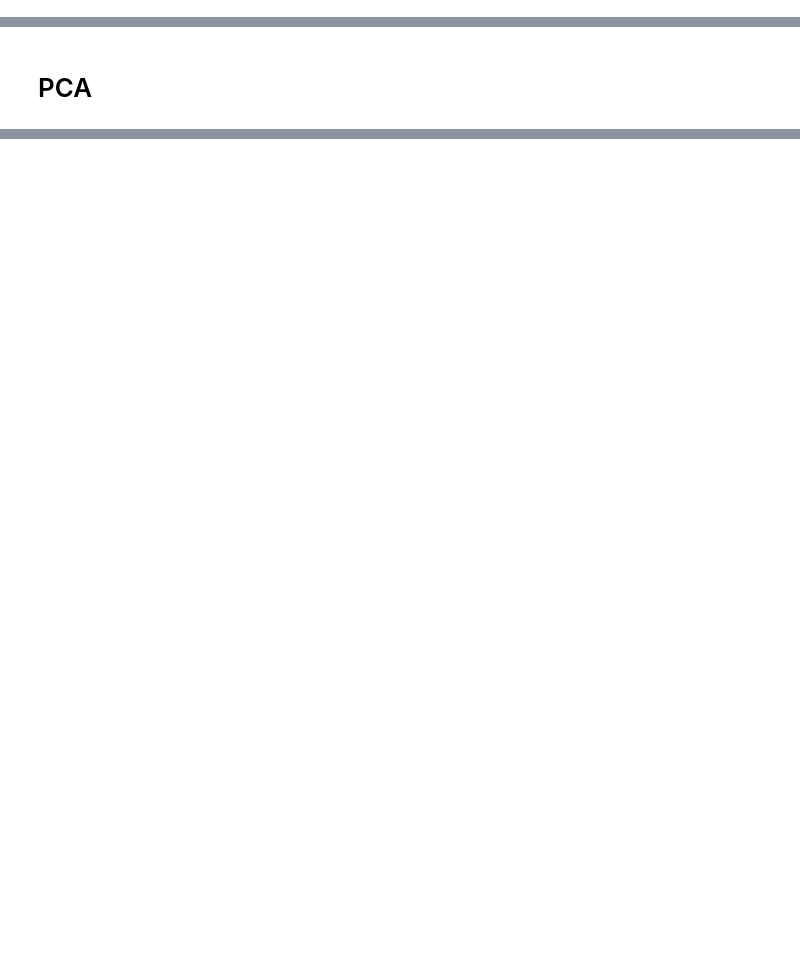
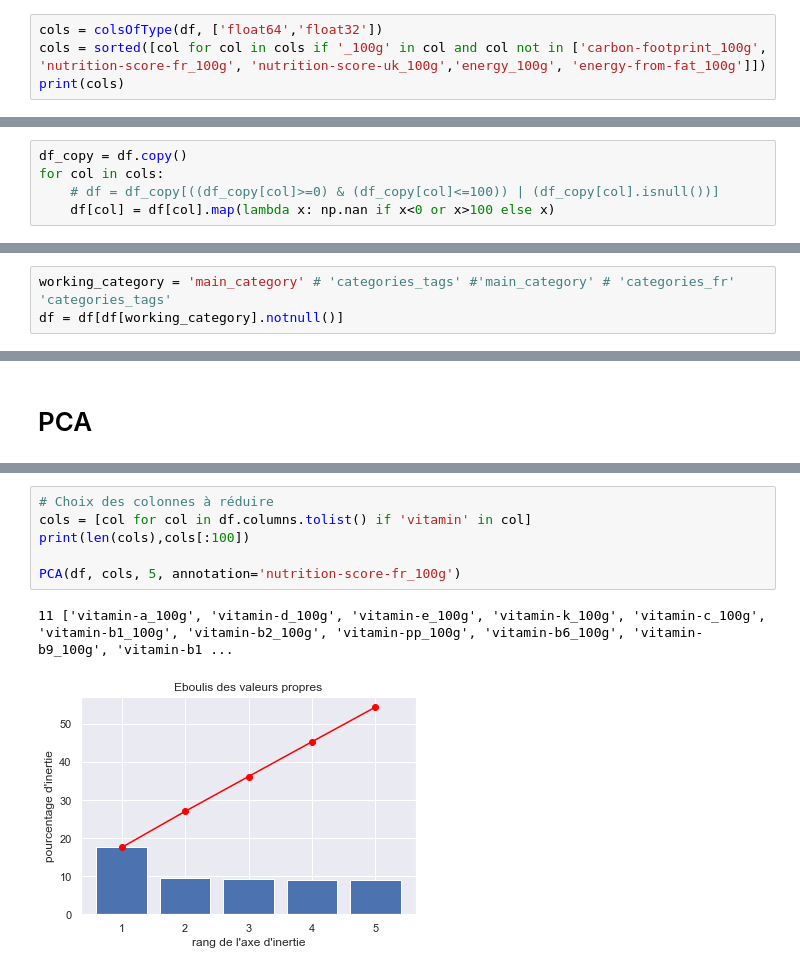
Before and after one commit to DrHadiNono/Notebooks-OC, a Jupyter notebook: Projets/P3/p3_pandas.ipynb, the cells around one changed output, grey strips where cells are left out. Drawn from its saved outputs; the diff is of its cells as text; blank space fills up the shorter version.

```diff
--- a/Projets/P3/p3_pandas.ipynb
+++ b/Projets/P3/p3_pandas.ipynb
@@ -196,0 +116,4 @@ df.shape
+# %%
+cols = colsOfType(df, ['float64','float32'])
+cols = sorted([col for col in cols if '_100g' in col and col not in ['carbon-footprint_100g', 'nutrition-score-fr_100g', 'nutrition-score-uk_100g','energy_100g', 'energy-from-fat_100g']])
+print(cols)
@@ -196,0 +122,5 @@ df.shape
+# %%
+df_copy = df.copy()
+for col in cols:
+    # df = df_copy[((df_copy[col]>=0) & (df_copy[col]<=100)) | (df_copy[col].isnull())]
+    df[col] = df[col].map(lambda x: np.nan if x<0 or x>100 else x)
@@ -199,0 +182,3 @@ df.shape
+# %%
+working_category = 'main_category' # 'categories_tags' #'main_category' # 'categories_fr' 'categories_tags'
+df = df[df[working_category].notnull()]
@@ -257,0 +287,9 @@ ValueError: too many values to unpack (expected 2)
+# %%
+# Choix des colonnes à réduire
+cols = [col for col in df.columns.tolist() if 'vitamin' in col]
+print(len(cols),cols[:100])
+
+PCA(df, cols, 5, annotation='nutrition-score-fr_100g')
+# %% [output]
+11 ['vitamin-a_100g', 'vitamin-d_100g', 'vitamin-e_100g', 'vitamin-k_100g', 'vitamin-c_100g', 'vitamin-b1_100g', 'vitamin-b2_100g', 'vitamin-pp_100g', 'vitamin-b6_100g', 'vitamin-b9_100g', 'vitamin-b1 ...
+[figure, added]
```
Also changed, not shown: parts of 61 cells of this notebook, 7 other files.
